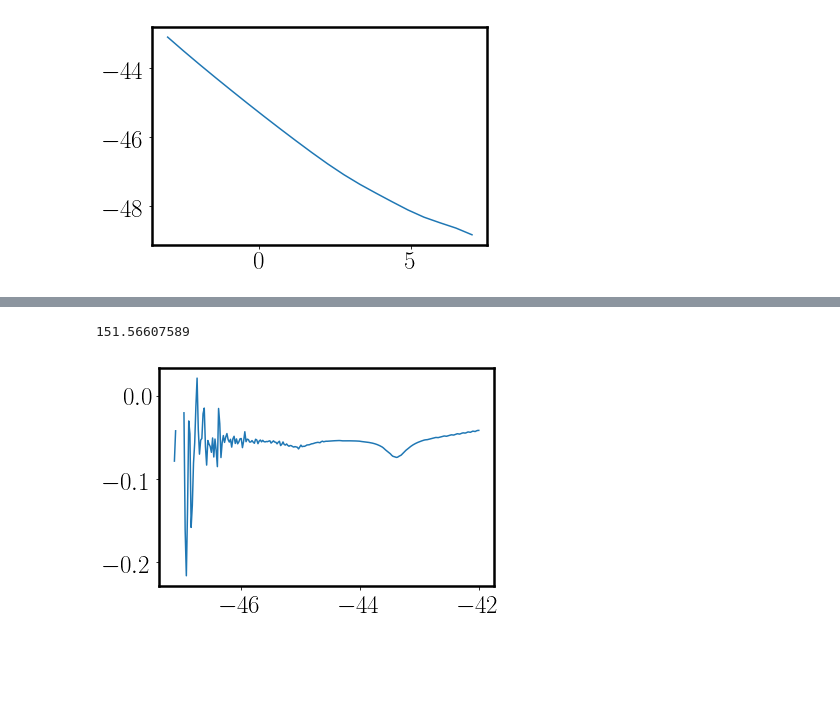
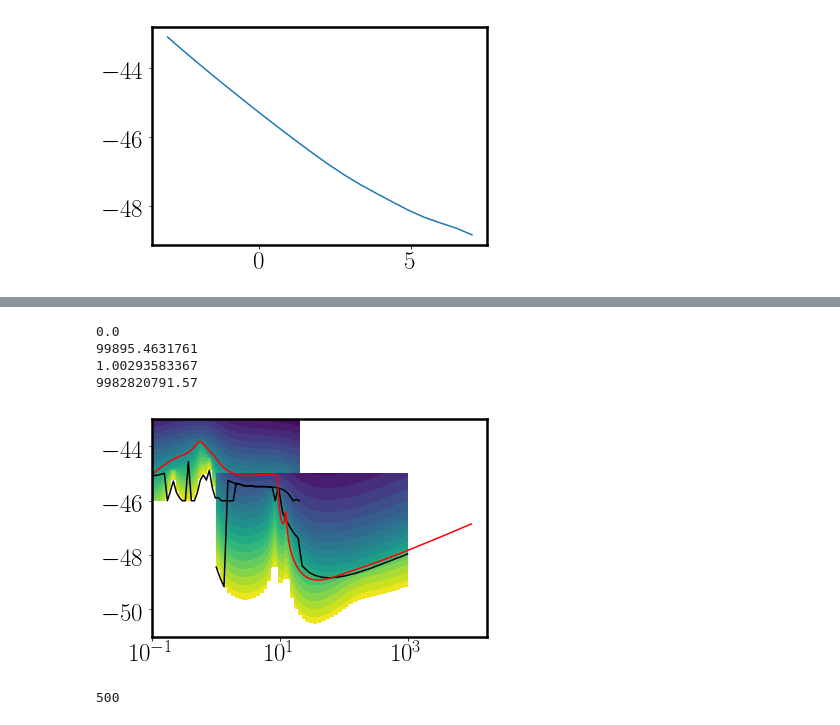
Before and after one commit to cajohare/CYGNUS, a Jupyter notebook: python/Plot_ExposureLimits.ipynb, the cells around one changed output, grey strips where cells are left out. Saved outputs shown, nothing was run; the diff lists cells and outputs as text; code cells hidden in the pictures; blank space fills up the shorter version.

```diff
--- a/python/Plot_ExposureLimits.ipynb
+++ b/python/Plot_ExposureLimits.ipynb
@@ -159,9 +149,54 @@ plt.show()
-# %%
-y = log10(data[1:,1:])
-x = log10(data[0,1:])
-print m[250]
-plt.plot(x,gradient(flipud(y[250,:])))
-plt.show()
-# %% [output]
-151.56607589
-[figure, removed]
+# %%
+data = loadtxt('../code/nuTest-F-Low.txt')
+sig = data[0,1:]
+m = data[1:,0]
+plt.contourf((m),log10(sig),flipud(transpose(log10(data[1:,1:]))),20)
+#plt.contour((m),log10(sig),flipud(transpose(log10(data[1:,1:]))),levels=[-1.0,0.0,1.0,2.0,3.0,4.0,5.0,6.0,7.0,8.0,9.0,10.0])
+
+EX = log10(data[1:,1:])
+print 10.0**amin(EX)
+print 10.0**amax(EX)
+nm = size(m)
+nu = zeros(shape=nm)
+for i in range(0,nm):
+    y = gradient(flipud(EX[i,:]))
+    y[isnan(y)] = 0.0
+    dy = savgol_filter(y,21,2)
+    nu[i] =sig[argmin(dy)]
+plt.plot(m,log10(nu),'k-')
+
+
+data = loadtxt('../code/nuTest-F-High.txt')
+sig = data[0,1:]
+m = data[1:,0]
+plt.contourf((m),log10(sig),flipud(transpose(log10(data[1:,1:]))),20)
+#plt.contour((m),log10(sig),flipud(transpose(log10(data[1:,1:]))),levels=[7.0,8.0,9.0],colors='k')
+
+EX = log10(data[1:,1:])
+print 10.0**amin(EX[EX>0])
+print 10.0**amax(EX)
+nm = size(m)
+nu = zeros(shape=nm)
+for i in range(0,nm):
+    y = gradient(flipud(EX[i,:]))
+    y[isnan(y)] = 0.0
+    nu[i] =sig[argmin(y)]
+plt.plot(m,log10(nu),'k-')
+
+
+nu_F = loadtxt("../data/WIMPLimits/SI/nufloor-F.txt")
+plt.plot(nu_F[:,0], log10(nu_F[:,1]),'r-')
+
+
+plt.xscale('log')
+plt.show()
+# %% [output]
+0.0
+99895.4631761
+1.00293583367
+9982820791.57
+[figure, added]
+# %%
+size(sig)
+# %% [output]
+500
```
Also changed, not shown: parts of 5 cells of this notebook, 13 other files.
